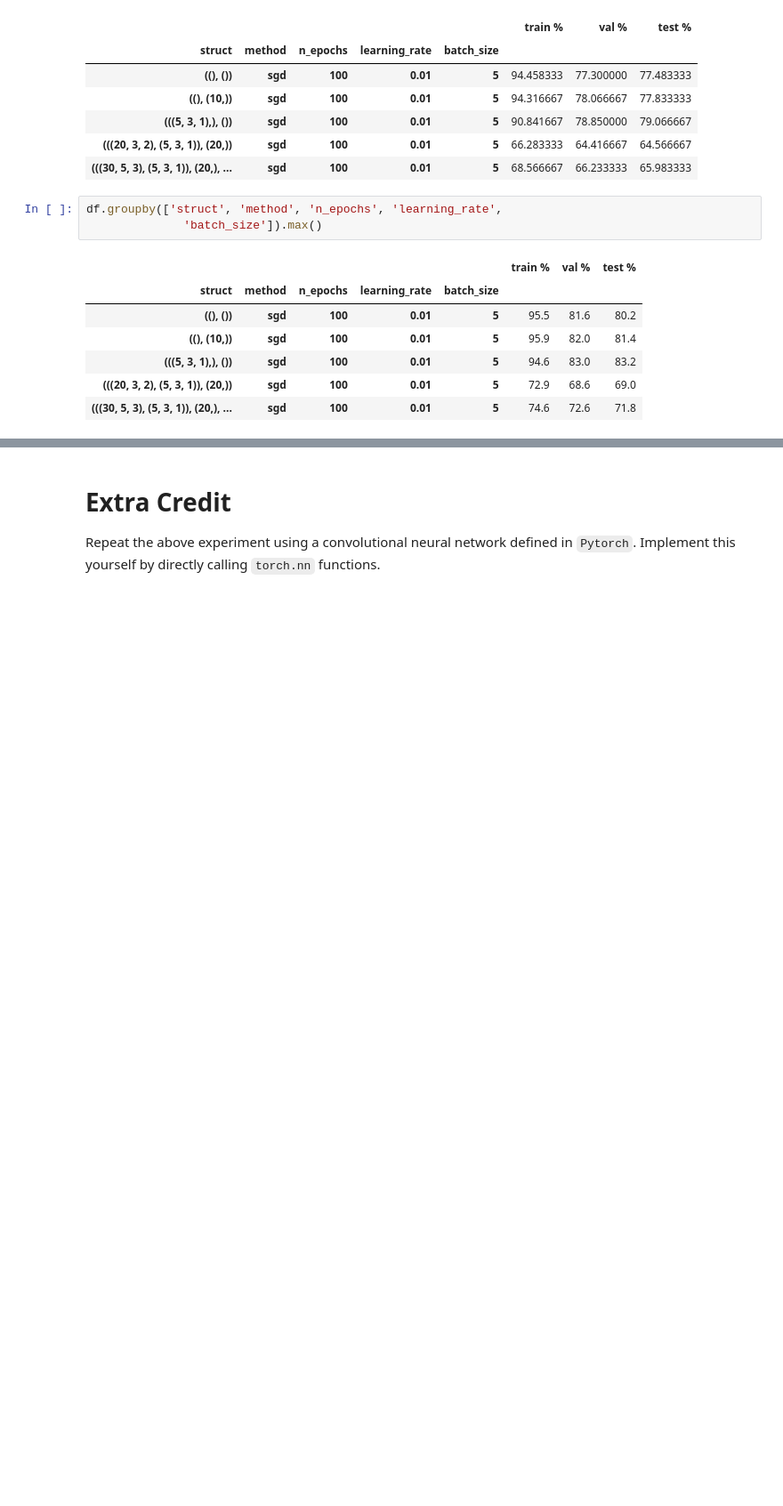
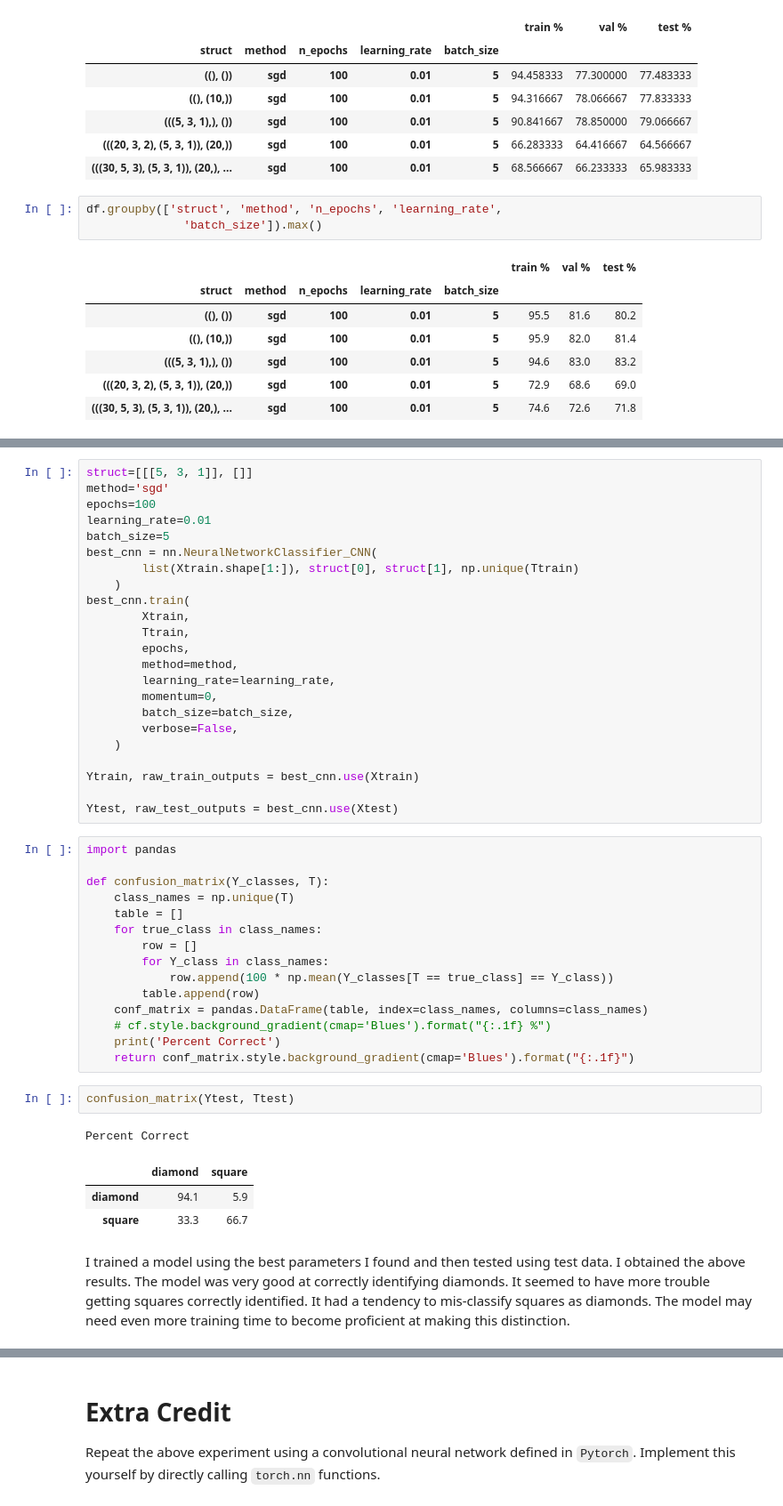
Before and after one commit to Randalthor95/CS_545, a Jupyter notebook: Assignments/Feudale-A4.ipynb, the cells around one changed output, grey strips where cells are left out. Shown at 89% size. Drawn from its saved outputs; the diff is of its cells as text; blank space fills up the shorter version.

```diff
--- a/Assignments/Feudale-A4.ipynb
+++ b/Assignments/Feudale-A4.ipynb
@@ -578,0 +590,47 @@ Of these structures the simplest three had the highest test percentage correct i
+# %%
+struct=[[[5, 3, 1]], []]
+method='sgd'
+epochs=100
+learning_rate=0.01
+batch_size=5
+best_cnn = nn.NeuralNetworkClassifier_CNN(
+        list(Xtrain.shape[1:]), struct[0], struct[1], np.unique(Ttrain)
+    )
+best_cnn.train(
+        Xtrain,
+        Ttrain,
+        epochs,
+        method=method,
+        learning_rate=learning_rate,
+        momentum=0,
+        batch_size=batch_size,
+        verbose=False,
+    )
+
+Ytrain, raw_train_outputs = best_cnn.use(Xtrain)
+
+Ytest, raw_test_outputs = best_cnn.use(Xtest)
+# %%
+import pandas
+
+def confusion_matrix(Y_classes, T):
+    class_names = np.unique(T)
+    table = []
+    for true_class in class_names:
+        row = []
+        for Y_class in class_names:
+            row.append(100 * np.mean(Y_classes[T == true_class] == Y_class))
+        table.append(row)
+    conf_matrix = pandas.DataFrame(table, index=class_names, columns=class_names)
+    # cf.style.background_gradient(cmap='Blues').format("{:.1f} %")
+    print('Percent Correct')
+    return conf_matrix.style.background_gradient(cmap='Blues').format("{:.1f}")
+# %%
+confusion_matrix(Ytest, Ttest)
+# %% [output]
+Percent Correct
+|  | diamond | square |
+| diamond | 94.1 | 5.9 |
+| square | 33.3 | 66.7 |
+# %% [markdown]
+I trained a model using the best parameters I found and  then tested using test data. I obtained the above results. The model was very good at correctly identifying diamonds. It seemed to have more trouble getting squares correctly identified. It had a tendency to mis-classify squares as diamonds. The model may need even more training time to become proficient at making this distinction.
```
Also changed, not shown: parts of 21 cells of this notebook, 2 other files.
